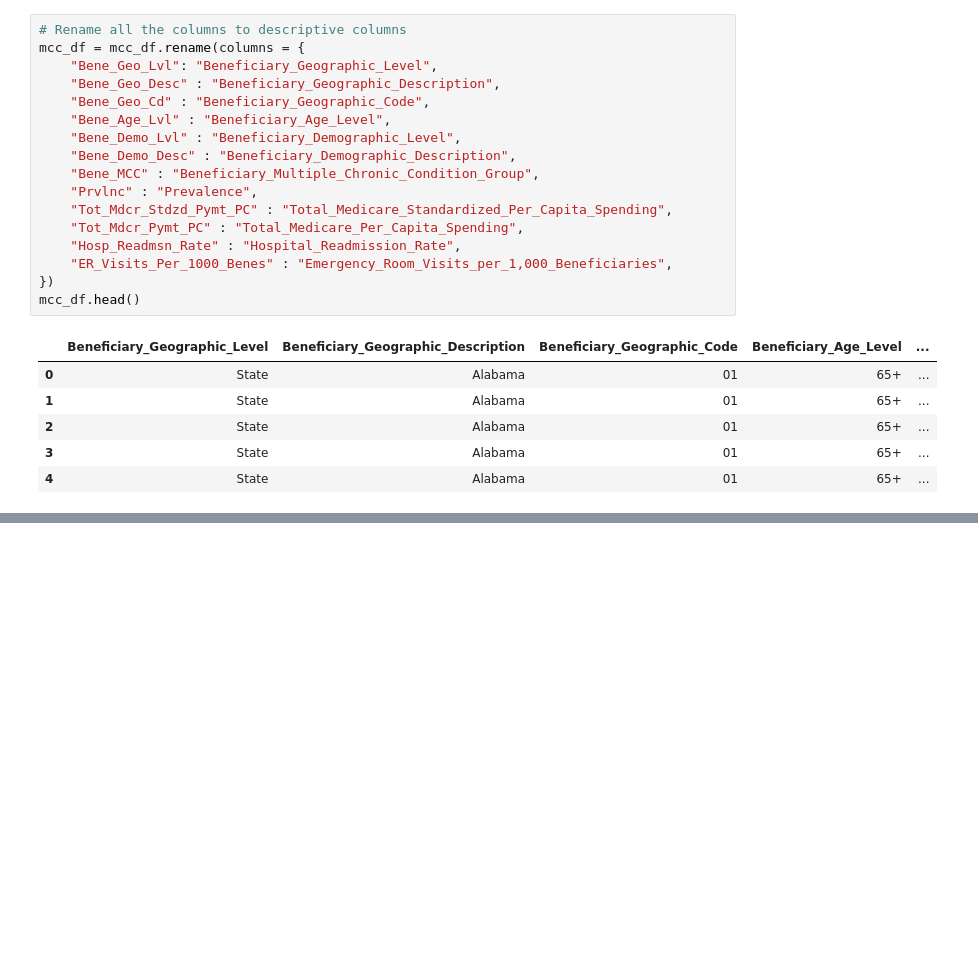
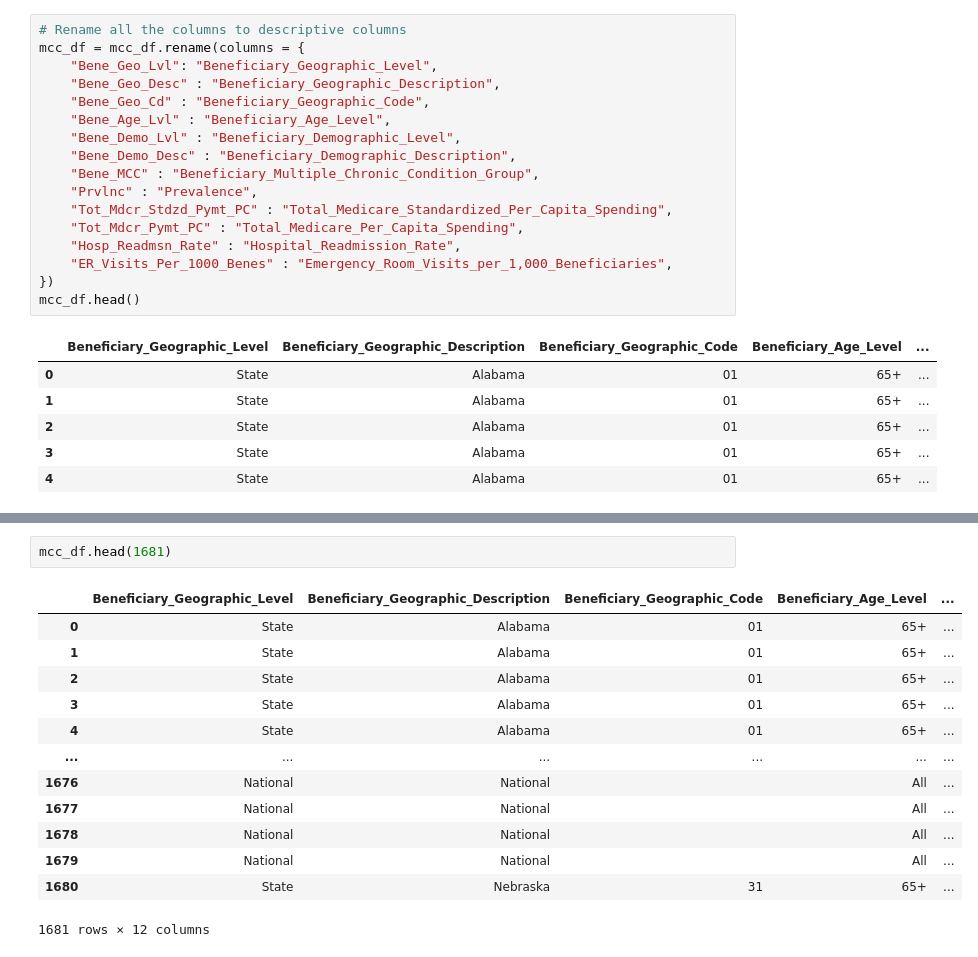
Before and after one commit to ShipraGupta16/Project_1, a Jupyter notebook: multiple_chronic_conditions_cms_2017.ipynb, the cells around one changed output, grey strips where cells are left out. Drawn from its saved outputs; the diff is of its cells as text; blank space fills up the shorter version.

```diff
--- a/multiple_chronic_conditions_cms_2017.ipynb
+++ b/multiple_chronic_conditions_cms_2017.ipynb
@@ -106,0 +167,16 @@ mcc_df.tail()
+# %%
+mcc_df.head(1681)
+# %% [output]
+|  | Beneficiary_Geographic_Level | Beneficiary_Geographic_Description | Beneficiary_Geographic_Code | Beneficiary_Age_Level | ... |
+| 0 | State | Alabama | 01 | 65+ | ... |
+| 1 | State | Alabama | 01 | 65+ | ... |
+| 2 | State | Alabama | 01 | 65+ | ... |
+| 3 | State | Alabama | 01 | 65+ | ... |
+| 4 | State | Alabama | 01 | 65+ | ... |
+| ... | ... | ... | ... | ... | ... |
+| 1676 | National | National |  | All | ... |
+| 1677 | National | National |  | All | ... |
+| 1678 | National | National |  | All | ... |
+| 1679 | National | National |  | All | ... |
+| 1680 | State | Nebraska | 31 | 65+ | ... |
+1681 rows × 12 columns
```
Also changed, not shown: parts of 18 cells of this notebook.
